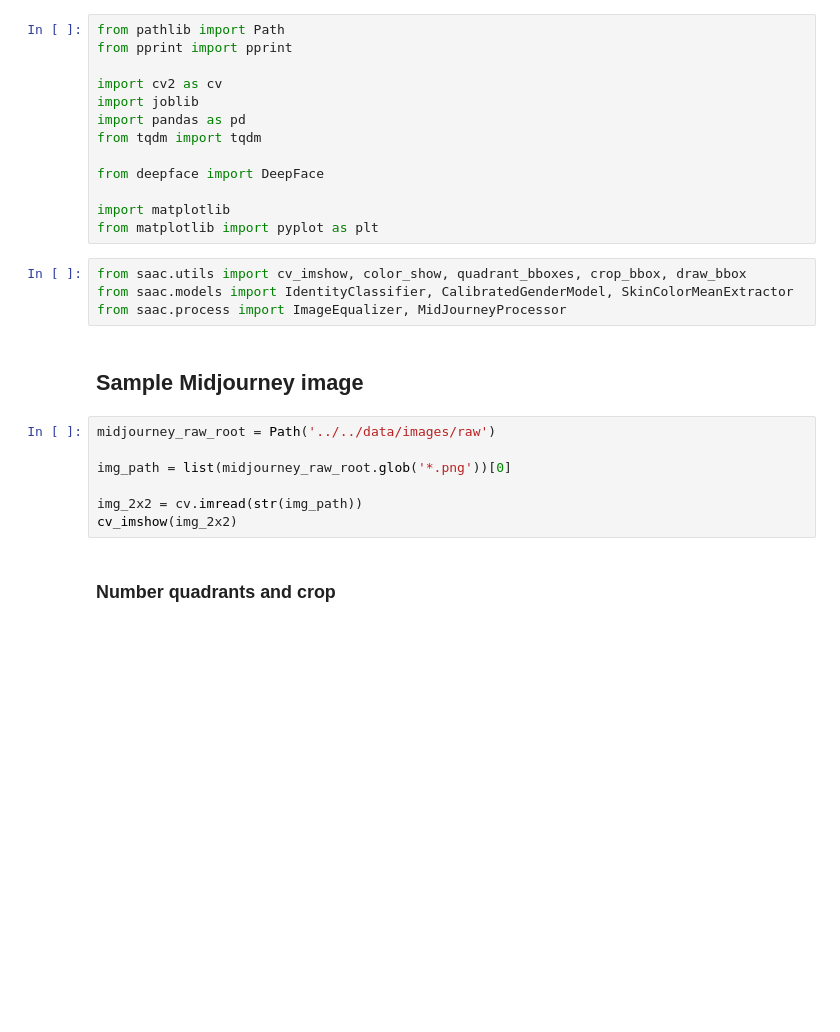
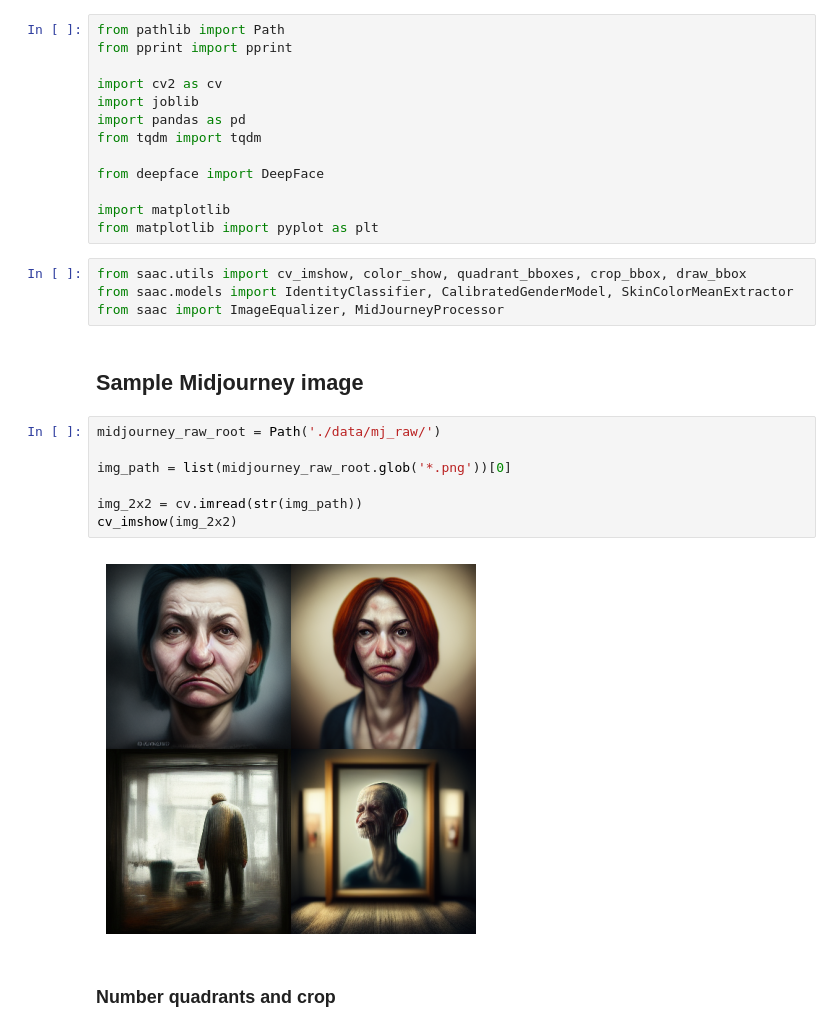
Before and after one commit to TRSS-Research/SAAC, a Jupyter notebook: saac/image_analysis/DeepFace Prediction.ipynb, the cells around one changed output. Drawn from its saved outputs; the diff is of its cells as text; blank space fills up the shorter version.

```diff
--- a/saac/image_analysis/DeepFace Prediction.ipynb
+++ b/saac/image_analysis/DeepFace Prediction.ipynb
@@ -16,16 +16,18 @@ from matplotlib import pyplot as plt
 # %%
 from saac.utils import cv_imshow, color_show, quadrant_bboxes, crop_bbox, draw_bbox
 from saac.models import IdentityClassifier, CalibratedGenderModel, SkinColorMeanExtractor
-from saac.process import ImageEqualizer, MidJourneyProcessor
+from saac import ImageEqualizer, MidJourneyProcessor
 # %% [markdown]
 ## Sample Midjourney image
 # %%
-midjourney_raw_root = Path('../../data/images/raw')
+midjourney_raw_root = Path('./data/mj_raw/')
 
 img_path = list(midjourney_raw_root.glob('*.png'))[0]
 
 img_2x2 = cv.imread(str(img_path))
 cv_imshow(img_2x2)
+# %% [output]
+[figure, added]
 # %% [markdown]
 ### Number quadrants and crop
 # %%
```
Also changed, not shown: parts of 6 cells of this notebook, 1 other file.
